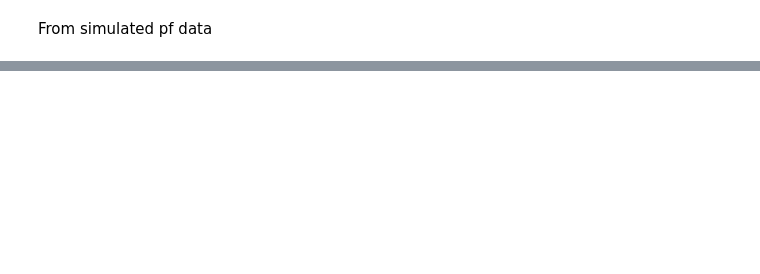
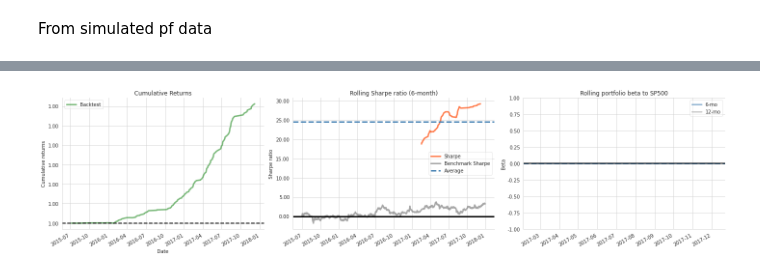
Before and after one commit to tleitch/Machine-Learning-for-Algorithmic-Trading-Second-Edition, a Jupyter notebook: assignments/projectOptimization.ipynb, the cells around one changed output, grey strips where cells are left out. Saved outputs shown, nothing was run; the diff lists cells and outputs as text; code cells hidden in the pictures; blank space fills up the shorter version.

```diff
--- a/assignments/projectOptimization.ipynb
+++ b/assignments/projectOptimization.ipynb
@@ -428,3 +394,6 @@ sr     1.634049
 dtype: float64
 # %% [markdown]
 From simulated pf data
+# %%
+# Save weights
+pWeights=max_sharpe_pf.x
@@ -430,0 +402,3 @@ From simulated pf data
+# %%
+myStrat=dfs2[strategies].mul(pWeights)
+myStratRets=dfs2[strategies].mul(pWeights).sum(1)
@@ -505,0 +419,3 @@ NameError: ignored
+# %%
+start = str(myStratRets.index.min().year)
+end = str(myStratRets.index.max().year + 1)
@@ -505,0 +432,15 @@ NameError: ignored
+# %%
+benchmark = web.DataReader('SP500', 'fred',
+                           start=start,
+                           end=end).squeeze()
+benchmark = benchmark.pct_change().tz_localize(None)
+# %%
+fig, axes = plt.subplots(ncols=3, figsize=(20,5))
+pf.plotting.plot_rolling_returns( myStratRets, ax=axes[0])
+axes[0].set_title('Cumulative Returns')
+pf.plotting.plot_rolling_sharpe(myStratRets, benchmark,ax=axes[1])
+pf.plotting.plot_rolling_beta(myStratRets, benchmark, ax=axes[2])
+sns.despine()
+fig.tight_layout();
+# %% [output]
+[figure, added]
```
Also changed, not shown: parts of 56 cells of this notebook.
